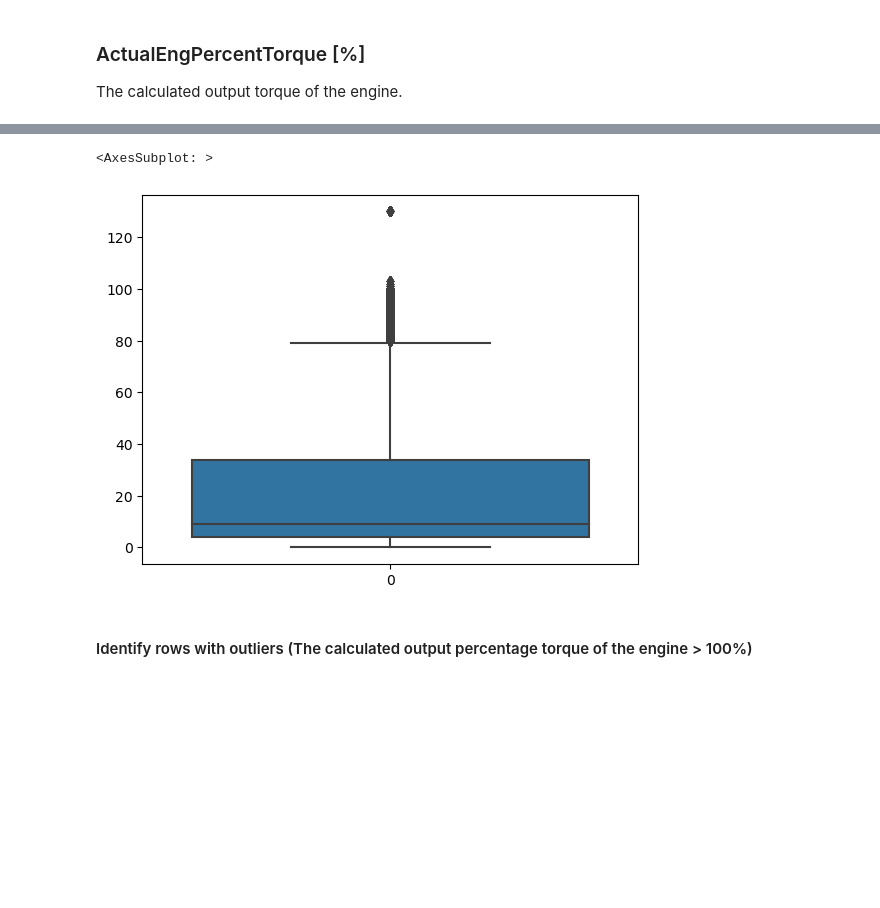
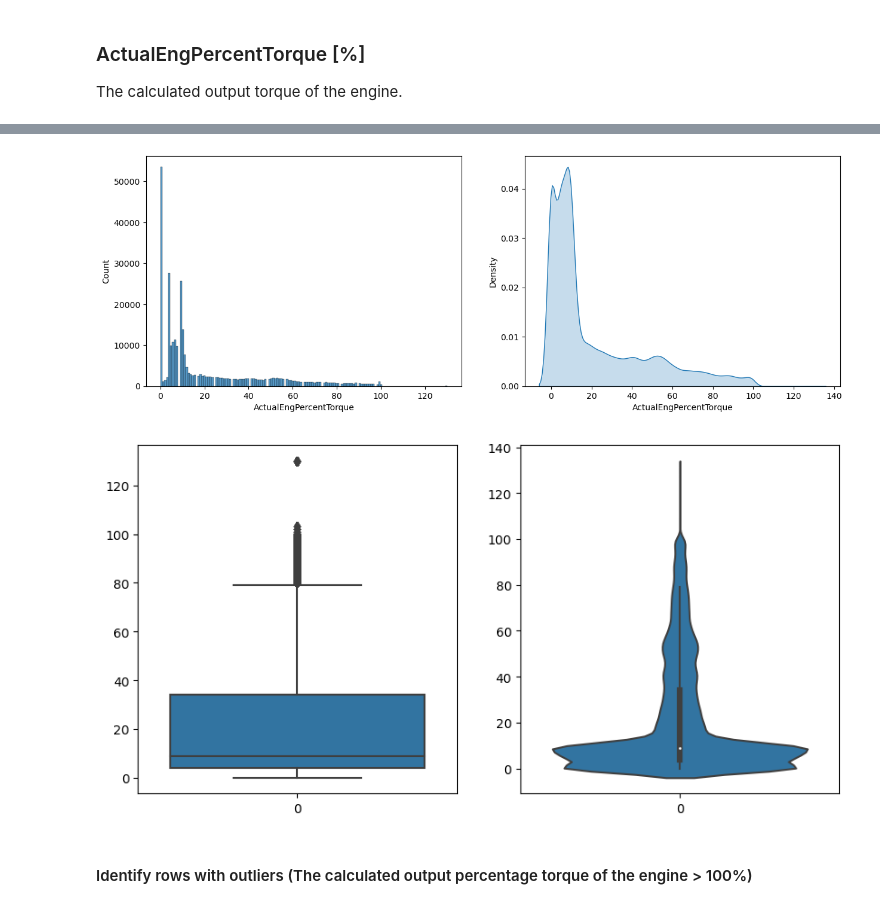
Before and after one commit to piotr-druzdzel/Semi-Supervised-Regression-with-Bus-Data, a Jupyter notebook: main.ipynb, the cells around one changed output, grey strips where cells are left out. Cells and saved outputs as stored; diff of their text form; code cells hidden in the pictures; blank space fills up the shorter version.

Commit message:
plots fixed

```diff
--- a/main.ipynb
+++ b/main.ipynb
@@ -111,8 +101,17 @@ sns.kdeplot(df.ActualEngPercentTorque, fill=True)
-# %%
-sns.boxplot(df.ActualEngPercentTorque)
-# %% [output]
-<AxesSubplot: >
-[figure, removed]
+# %%
+fig, ax = plt.subplots(1,2, figsize=(15,5))
+sns.histplot(df.ActualEngPercentTorque, ax=ax[0])
+sns.kdeplot(df.ActualEngPercentTorque, fill=True, ax=ax[1])
+fig.show()
+# %% [output]
+[figure, added]
+# %%
+fig, ax = plt.subplots(1,2, figsize=(10,5))
+sns.boxplot(df.ActualEngPercentTorque, ax=ax[0])
+sns.violinplot(df.ActualEngPercentTorque, ax=ax[1])
+fig.show()
+# %% [output]
+[figure, added]
 # %% [markdown]
 #### Identify rows with outliers (The calculated output percentage torque of the engine > 100%)
 # %%
```
Also changed, not shown: parts of 23 cells of this notebook.
